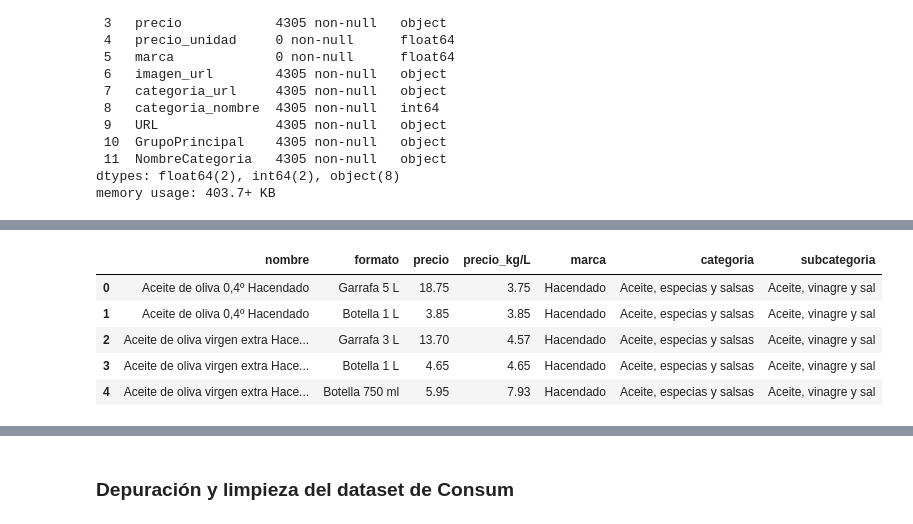
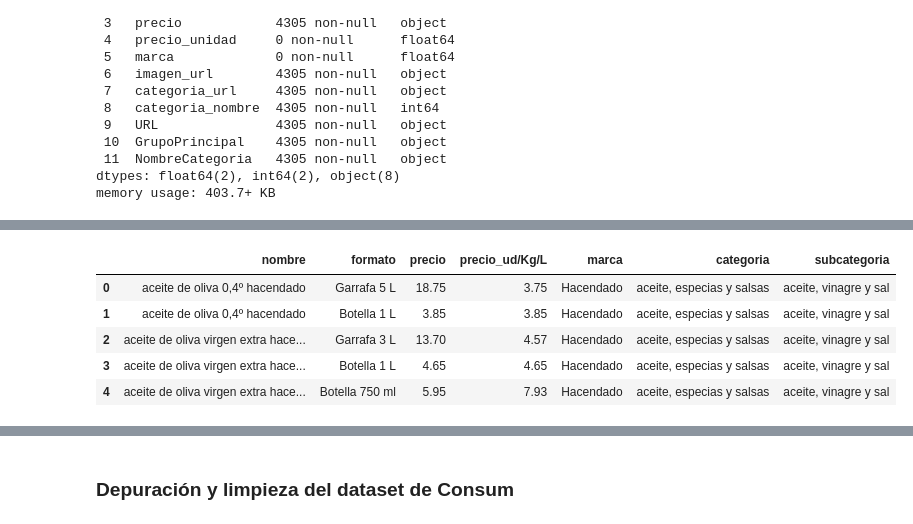
Before and after one commit to Meferal/EDA_supermercados, a Jupyter notebook: EDA_supermercados.ipynb, the cells around one changed output, grey strips where cells are left out. Cells and saved outputs as stored; diff of their text form; code cells hidden in the pictures.

```diff
--- a/EDA_supermercados.ipynb
+++ b/EDA_supermercados.ipynb
@@ -136,11 +568,11 @@ df_mercadona_merged.head()
 # %%
 # Se eliminan las columnas que no proporcionan información util
 df_mercadona_merged.drop(columns=["elemento_id", "texto_completo", "imagen_url", "categoria_url", "categoria_nombre", "URL"], inplace= True)
-df_mercadona_merged.rename(columns={"precio_unidad": "precio_kg/L", "GrupoPrincipal": "categoria",
+df_mercadona_merged.rename(columns={"precio_unidad": "precio_ud/Kg/L", "GrupoPrincipal": "categoria",
                                     "NombreCategoria": "subcategoria"}, inplace= True)
 # %%
 # Se convierte la columna precio a float y se rellena la columna precio_kg/L
 df_mercadona_merged["precio"] = df_mercadona_merged["precio"].str.extract(r"(\d+,\d{2})")[0].str.replace(',','.').astype(float)
-df_mercadona_merged["precio_kg/L"] = df_mercadona_merged["precio"] / df_mercadona_merged['formato'].apply(parse_product_format)
+df_mercadona_merged["precio_ud/Kg/L"] = df_mercadona_merged["precio"] / df_mercadona_merged['formato'].apply(calculate_total_quantity)
 df_mercadona_merged.head()
 # %% [output]
@@ -173,14 +605,19 @@ Name: count, Length: 348, dtype: int64
+# %%
+# Estandarización de la columna categoría pasandola entera a minúsculas y eliminación de acentos del nombre
+df_mercadona_merged["categoria"] = df_mercadona_merged["categoria"].str.lower()
+df_mercadona_merged["subcategoria"] = df_mercadona_merged["subcategoria"].str.lower()
+df_mercadona_merged["nombre"] = df_mercadona_merged["nombre"].str.lower().str.replace("á","a").str.replace("é","e").str.replace("í","i").str.replace("ó","o").str.replace("ú","u")
 # %%
 # Visualización del dataset final de Mercadona y almacenamiento del mismo
-#df_mercadona_merged.to_csv("data/Clean_Data/mercadona.csv", index= False)
+df_mercadona_merged.to_csv("data/Clean_Data/mercadona.csv", index= False)
 df_mercadona_merged.head()
 # %% [output]
-|  | nombre | formato | precio | precio_kg/L | marca | categoria | subcategoria |
-| 0 | Aceite de oliva 0,4º Hacendado | Garrafa 5 L | 18.75 | 3.75 | Hacendado | Aceite, especias y salsas | Aceite, vinagre y sal |
-| 1 | Aceite de oliva 0,4º Hacendado | Botella 1 L | 3.85 | 3.85 | Hacendado | Aceite, especias y salsas | Aceite, vinagre y sal |
-| 2 | Aceite de oliva virgen extra Hace... | Garrafa 3 L | 13.70 | 4.57 | Hacendado | Aceite, especias y salsas | Aceite, vinagre y sal |
-| 3 | Aceite de oliva virgen extra Hace... | Botella 1 L | 4.65 | 4.65 | Hacendado | Aceite, especias y salsas | Aceite, vinagre y sal |
-| 4 | Aceite de oliva virgen extra Hace... | Botella 750 ml | 5.95 | 7.93 | Hacendado | Aceite, especias y salsas | Aceite, vinagre y sal |
+|  | nombre | formato | precio | precio_ud/Kg/L | marca | categoria | subcategoria |
+| 0 | aceite de oliva 0,4º hacendado | Garrafa 5 L | 18.75 | 3.75 | Hacendado | aceite, especias y salsas | aceite, vinagre y sal |
+| 1 | aceite de oliva 0,4º hacendado | Botella 1 L | 3.85 | 3.85 | Hacendado | aceite, especias y salsas | aceite, vinagre y sal |
+| 2 | aceite de oliva virgen extra hace... | Garrafa 3 L | 13.70 | 4.57 | Hacendado | aceite, especias y salsas | aceite, vinagre y sal |
+| 3 | aceite de oliva virgen extra hace... | Botella 1 L | 4.65 | 4.65 | Hacendado | aceite, especias y salsas | aceite, vinagre y sal |
+| 4 | aceite de oliva virgen extra hace... | Botella 750 ml | 5.95 | 7.93 | Hacendado | aceite, especias y salsas | aceite, vinagre y sal |
 # %%
 # Información final sobre el dataset depurado de Mercadona
 df_Mercadona = pd.read_csv("data/Clean_Data/mercadona.csv")
```
Also changed, not shown: parts of 74 cells of this notebook, 30 other files.
